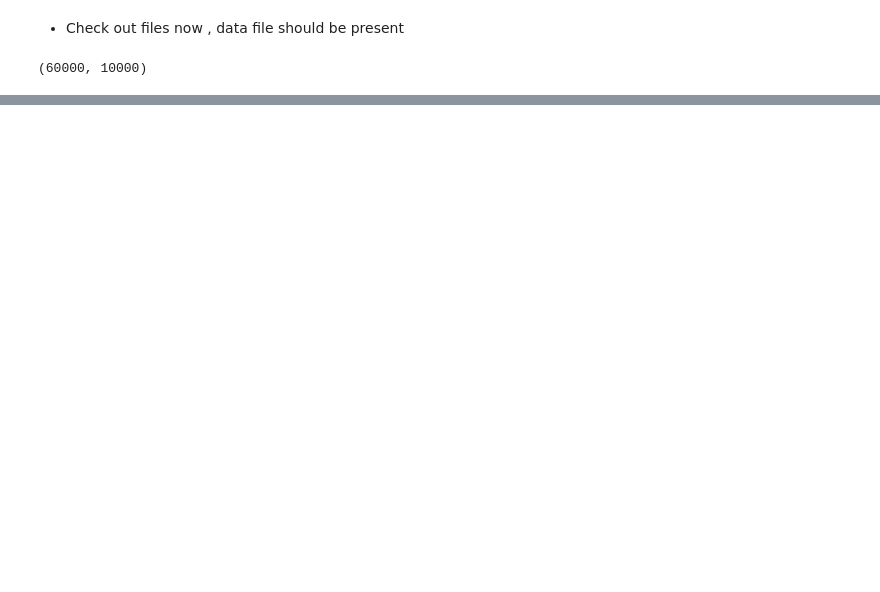
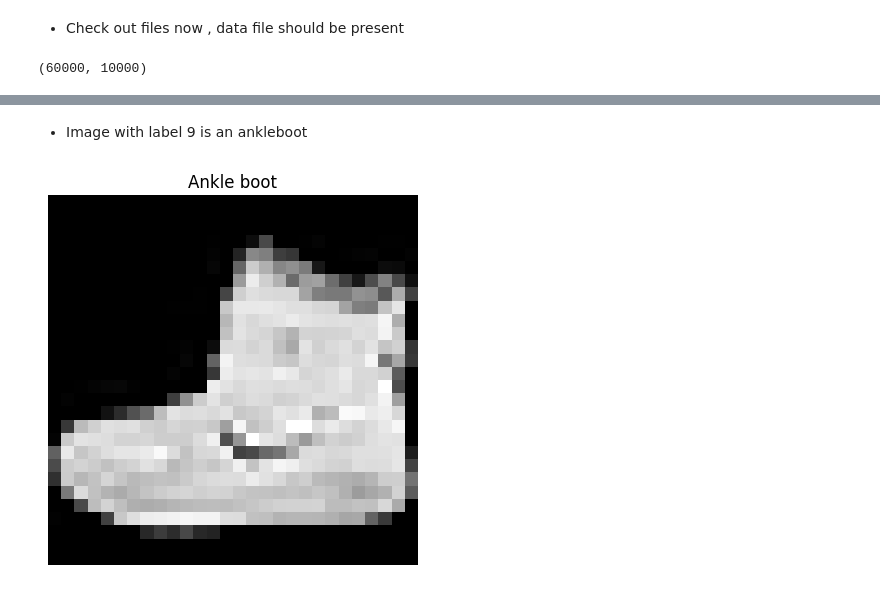
Before and after one commit to mahidhiman12/Deep_learning_with_PyTorch, a Jupyter notebook: 5_PyTorch_computer_vision.ipynb, the cells around one changed output, grey strips where cells are left out. Saved outputs shown, nothing was run; the diff lists cells and outputs as text; code cells hidden in the pictures; blank space fills up the shorter version.

```diff
--- a/5_PyTorch_computer_vision.ipynb
+++ b/5_PyTorch_computer_vision.ipynb
@@ -130,0 +157,3 @@ len(train_data) , len(test_data)
+# %%
+class_names = train_data.classes
+class_names
@@ -130,0 +214,8 @@ len(train_data) , len(test_data)
+# %% [markdown]
+- Image with label 9 is an ankleboot
+# %%
+plt.imshow(image.squeeze() , cmap="gray")
+plt.title(class_names[label])
+plt.axis(False);
+# %% [output]
+[figure, added]
```
Also changed, not shown: parts of 29 cells of this notebook.
